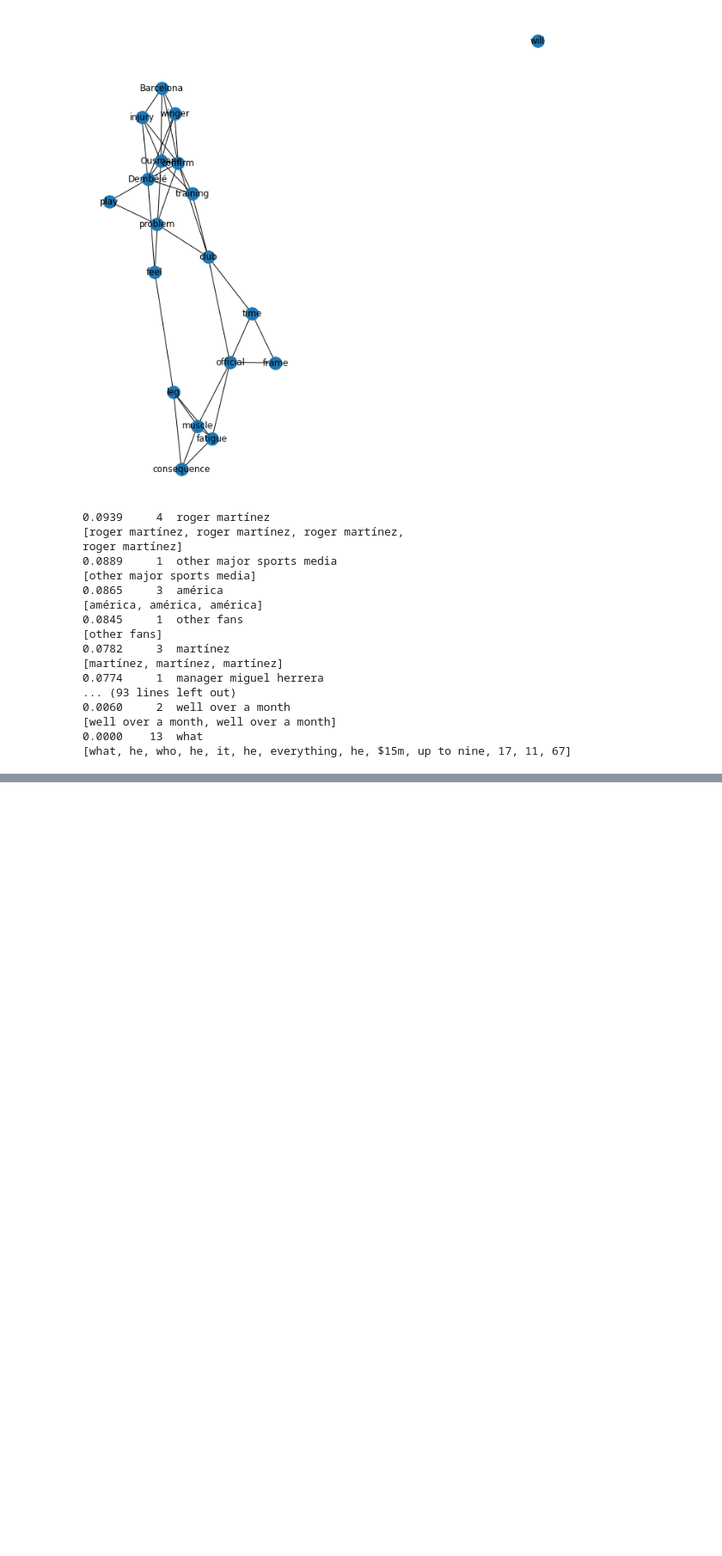
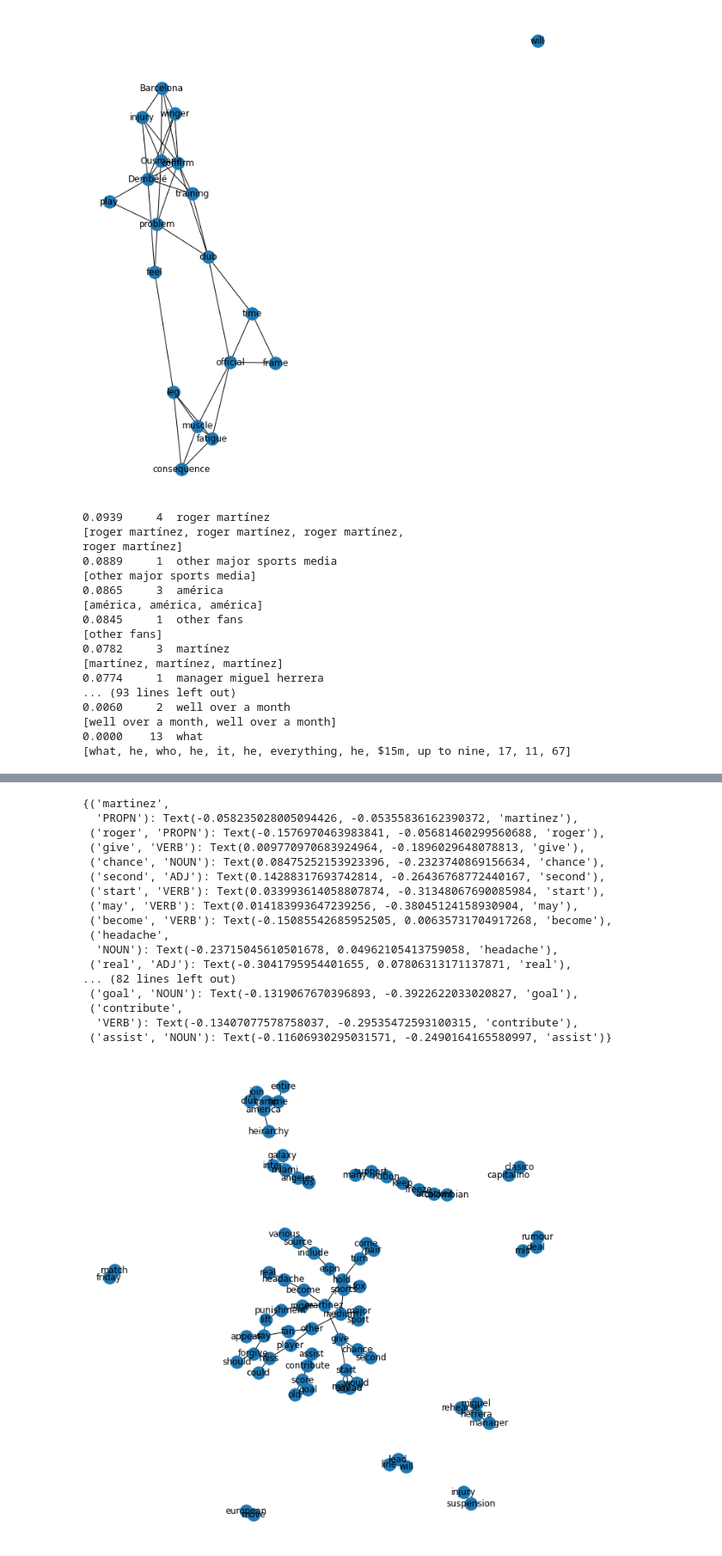
Before and after one commit to louisguitton/papers-implemented, a Jupyter notebook: papers/textrank/textrank.ipynb, the cells around one changed output, grey strips where cells are left out. Shown at 86% size. Drawn from its saved outputs; the diff is of its cells as text; code cells hidden in the pictures; blank space fills up the shorter version.

```diff
--- a/papers/textrank/textrank.ipynb
+++ b/papers/textrank/textrank.ipynb
@@ -457,0 +547,26 @@ roger martínez]
+# %%
+fig = plt.figure(figsize=(9, 9))
+pos = nx.spring_layout(G)
+labels = {k: k[0] for k, v in pos.items()}
+
+nx.draw(G, pos=pos, with_labels=False, font_weight="bold")
+nx.draw_networkx_labels(G, pos, labels)
+# %% [output]
+{('martinez',
+  'PROPN'): Text(-0.058235028005094426, -0.05355836162390372, 'martinez'),
+ ('roger', 'PROPN'): Text(-0.1576970463983841, -0.05681460299560688, 'roger'),
+ ('give', 'VERB'): Text(0.009770970683924964, -0.1896029648078813, 'give'),
+ ('chance', 'NOUN'): Text(0.08475252153923396, -0.2323740869156634, 'chance'),
+ ('second', 'ADJ'): Text(0.14288317693742814, -0.26436768772440167, 'second'),
+ ('start', 'VERB'): Text(0.033993614058807874, -0.31348067690085984, 'start'),
+ ('may', 'VERB'): Text(0.014183993647239256, -0.38045124158930904, 'may'),
+ ('become', 'VERB'): Text(-0.15085542685952505, 0.00635731704917268, 'become'),
+ ('headache',
+  'NOUN'): Text(-0.23715045610501678, 0.04962105413759058, 'headache'),
+ ('real', 'ADJ'): Text(-0.3041795954401655, 0.07806313171137871, 'real'),
+... (82 lines left out)
+ ('goal', 'NOUN'): Text(-0.1319067670396893, -0.3922622033020827, 'goal'),
+ ('contribute',
+  'VERB'): Text(-0.13407077578758037, -0.29535472593100315, 'contribute'),
+ ('assist', 'NOUN'): Text(-0.11606930295031571, -0.2490164165580997, 'assist')}
+[figure, added]
```
Also changed, not shown: parts of 36 cells of this notebook, 1 other file.
